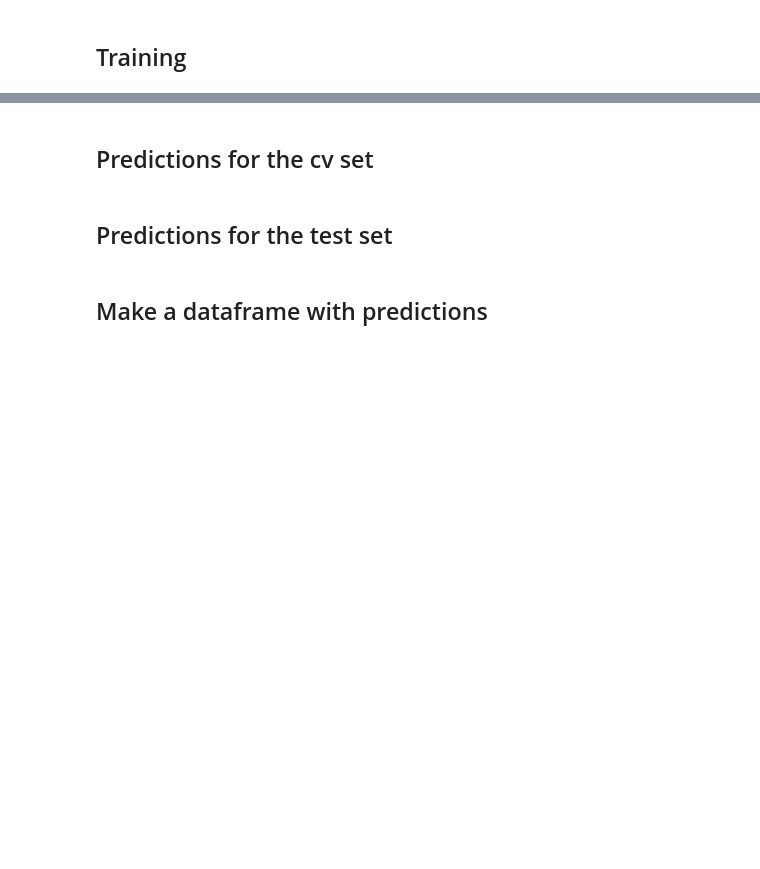
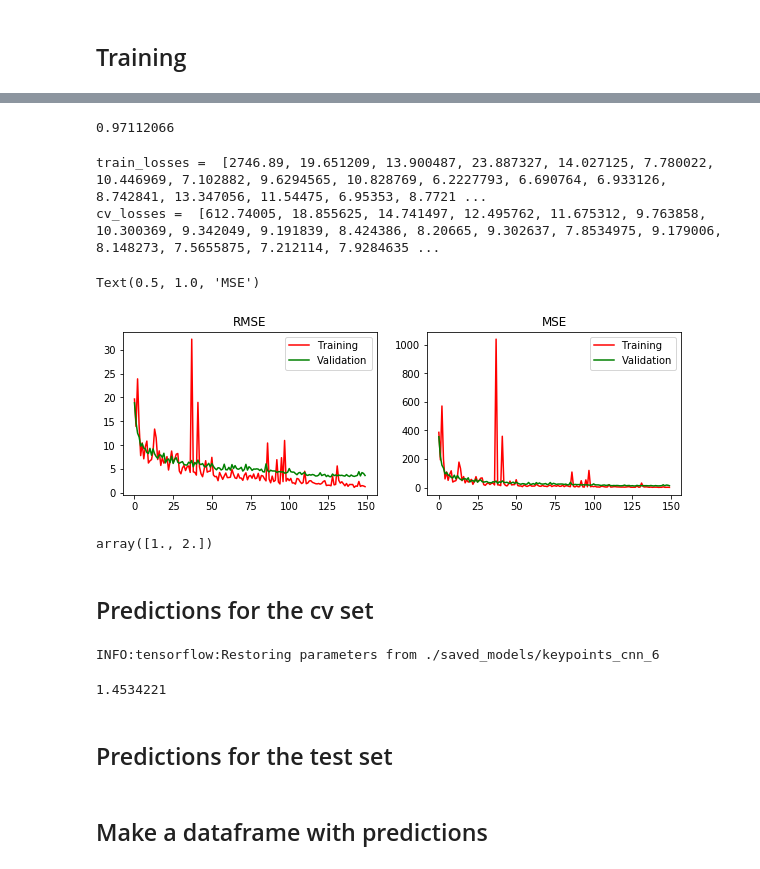
Before and after one commit to sgmig/ml_projects, a Jupyter notebook: kaggle/facial-keypoints-detection/facial_keypoints_CNN.ipynb, the cells around one changed output, grey strips where cells are left out. Cells and saved outputs as stored; diff of their text form; code cells hidden in the pictures; blank space fills up the shorter version.

```diff
--- a/kaggle/facial-keypoints-detection/facial_keypoints_CNN.ipynb
+++ b/kaggle/facial-keypoints-detection/facial_keypoints_CNN.ipynb
@@ -325,0 +340,4 @@ cv_losses
+# %%
+np.mean(np.sqrt(train_losses)[-5:])
+# %% [output]
+0.97112066
@@ -326,15 +348,55 @@ cv_losses
+# %%
+train_losses_mod6_20k = train_losses_mod6_15k
+
+cv_losses_mod6_20k =  cv_losses_mod6_15k
+
+print('train_losses = ', train_losses_mod6_20k)
+print('cv_losses = ', cv_losses_mod6_20k)
+# %% [output]
+train_losses =  [2746.89, 19.651209, 13.900487, 23.887327, 14.027125, 7.780022, 10.446969, 7.102882, 9.6294565, 10.828769, 6.2227793, 6.690764, 6.933126, 8.742841, 13.347056, 11.54475, 6.95353, 8.7721 ...
+cv_losses =  [612.74005, 18.855625, 14.741497, 12.495762, 11.675312, 9.763858, 10.300369, 9.342049, 9.191839, 8.424386, 8.20665, 9.302637, 7.8534975, 9.179006, 8.148273, 7.5655875, 7.212114, 7.9284635 ...
+# %%
+train_losses[np.argmax(train_losses)] = train_losses[np.argmax(train_losses)-1]
+# %%
+figure, ax = plt.subplots(1,2, figsize = (10,3))
+
+ax[0].plot(train_losses[1:], 'r', label = 'Training')
+ax[0].plot(cv_losses[1:], 'g', label = 'Validation')
+ax[0].legend()
+ax[0].set_title('RMSE')
+
+ax[1].plot(list(map(lambda x: x**2, train_losses[1:])), 'r', label = 'Training')
+ax[1].plot(list(map(lambda x: x**2, cv_losses[1:])), 'g', label = 'Validation')
+ax[1].legend()
+ax[1].set_title('MSE')
+# %% [output]
+Text(0.5, 1.0, 'MSE')
+[figure, added]
+# %%
+A = [1,2]
+B = list(map(lambda x: x**2, A))
+np.sqrt(B)
+# %% [output]
+array([1., 2.])
 # %% [markdown]
 ## Predictions for the cv set
 # %%
 with tf.Session() as sess:
 
     # Use your Saver instance to restore your saved rnn time series model
-    saver.restore(sess, "./saved_models/keypoints_3_lay_cnn_" + str(counter))
+    saver.restore(sess, "./saved_models/keypoints_cnn_" + str(counter))
 
     # Create a numpy array for your genreative seed from the last 12 months of the
     # training set data. Hint: Just use tail(12) and then pass it to an np.array
 
-    predictions = sess.run(keypoints_pred, feed_dict= {x:x_cv, drop_rate:0 })
+    predictions, loss = sess.run([keypoints_pred, masked_loss], feed_dict= {x:x_cv, keypoints_true:keypoints_cv,
+                                                                          drop_rate:0 })
+# %% [output]
+INFO:tensorflow:Restoring parameters from ./saved_models/keypoints_cnn_6
+# %%
+np.sqrt(loss)
+# %% [output]
+1.4534221
 # %%
 predictions.shape
 # %%
```
Also changed, not shown: parts of 13 cells of this notebook.
